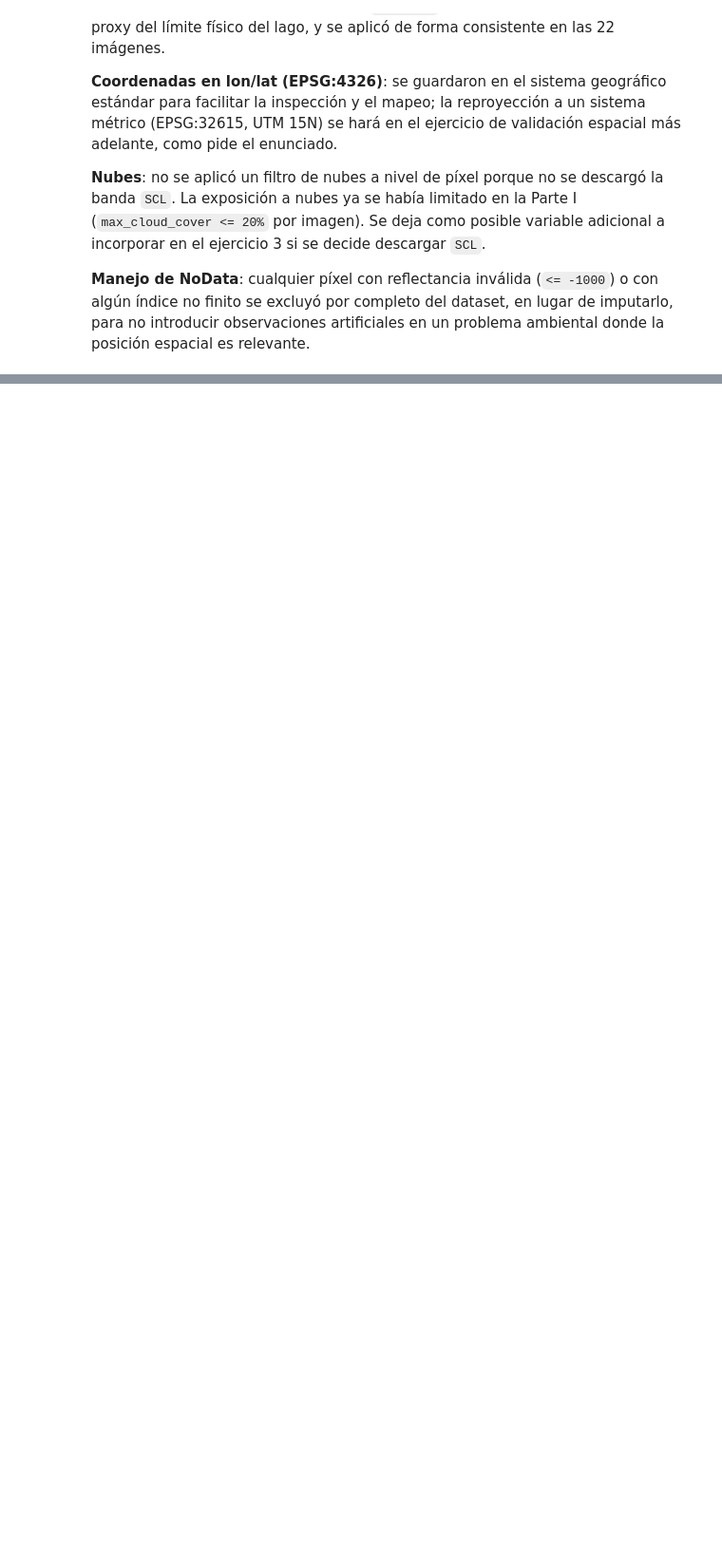
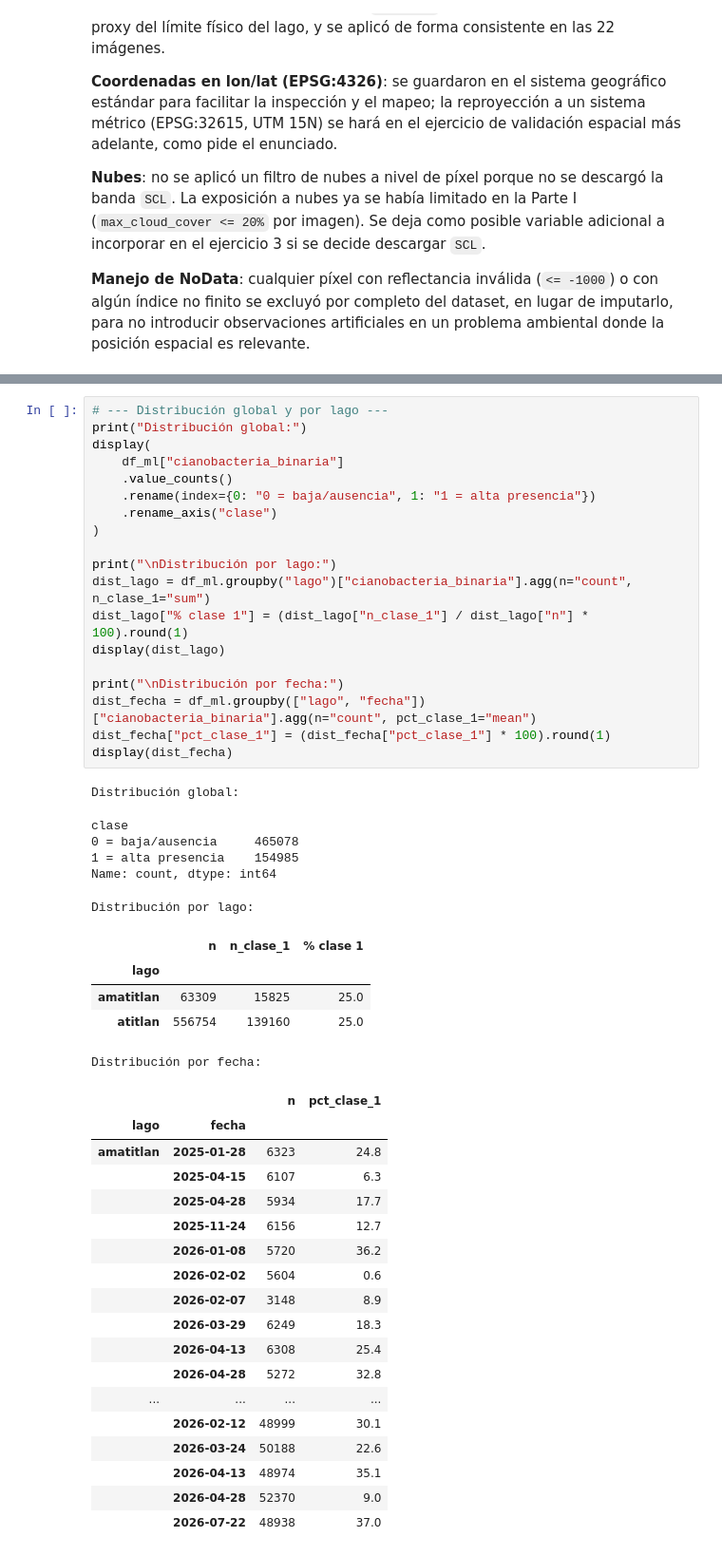
Before and after one commit to Ikeel04/Labs-DS, a Jupyter notebook: Lab4/Laboratorio4_Parte2.ipynb, the cells around one changed output, grey strips where cells are left out. Shown at 95% size. Cells and saved outputs as stored; diff of their text form; blank space fills up the shorter version.

```diff
--- a/Lab4/Laboratorio4_Parte2.ipynb
+++ b/Lab4/Laboratorio4_Parte2.ipynb
@@ -391,0 +500,49 @@ En cuanto a la relación con la cianobacteria: el NDVI tiene una correlación po
+# %%
+# --- Distribución global y por lago ---
+print("Distribución global:")
+display(
+    df_ml["cianobacteria_binaria"]
+    .value_counts()
+    .rename(index={0: "0 = baja/ausencia", 1: "1 = alta presencia"})
+    .rename_axis("clase")
+)
+
+print("\nDistribución por lago:")
+dist_lago = df_ml.groupby("lago")["cianobacteria_binaria"].agg(n="count", n_clase_1="sum")
+dist_lago["% clase 1"] = (dist_lago["n_clase_1"] / dist_lago["n"] * 100).round(1)
+display(dist_lago)
+
+print("\nDistribución por fecha:")
+dist_fecha = df_ml.groupby(["lago", "fecha"])["cianobacteria_binaria"].agg(n="count", pct_clase_1="mean")
+dist_fecha["pct_clase_1"] = (dist_fecha["pct_clase_1"] * 100).round(1)
+display(dist_fecha)
+# %% [output]
+Distribución global:
+clase
+0 = baja/ausencia     465078
+1 = alta presencia    154985
+Name: count, dtype: int64
+Distribución por lago:
+|  | n | n_clase_1 | % clase 1 |
+| lago |  |  |  |
+| amatitlan | 63309 | 15825 | 25.0 |
+| atitlan | 556754 | 139160 | 25.0 |
+Distribución por fecha:
+|  |  | n | pct_clase_1 |
+| lago | fecha |  |  |
+| amatitlan | 2025-01-28 | 6323 | 24.8 |
+|  | 2025-04-15 | 6107 | 6.3 |
+|  | 2025-04-28 | 5934 | 17.7 |
+|  | 2025-11-24 | 6156 | 12.7 |
+|  | 2026-01-08 | 5720 | 36.2 |
+|  | 2026-02-02 | 5604 | 0.6 |
+|  | 2026-02-07 | 3148 | 8.9 |
+|  | 2026-03-29 | 6249 | 18.3 |
+|  | 2026-04-13 | 6308 | 25.4 |
+|  | 2026-04-28 | 5272 | 32.8 |
+| ... | ... | ... | ... |
+|  | 2026-02-12 | 48999 | 30.1 |
+|  | 2026-03-24 | 50188 | 22.6 |
+|  | 2026-04-13 | 48974 | 35.1 |
+|  | 2026-04-28 | 52370 | 9.0 |
+|  | 2026-07-22 | 48938 | 37.0 |
```
Also changed, not shown: parts of 15 cells of this notebook, 7 other files.
